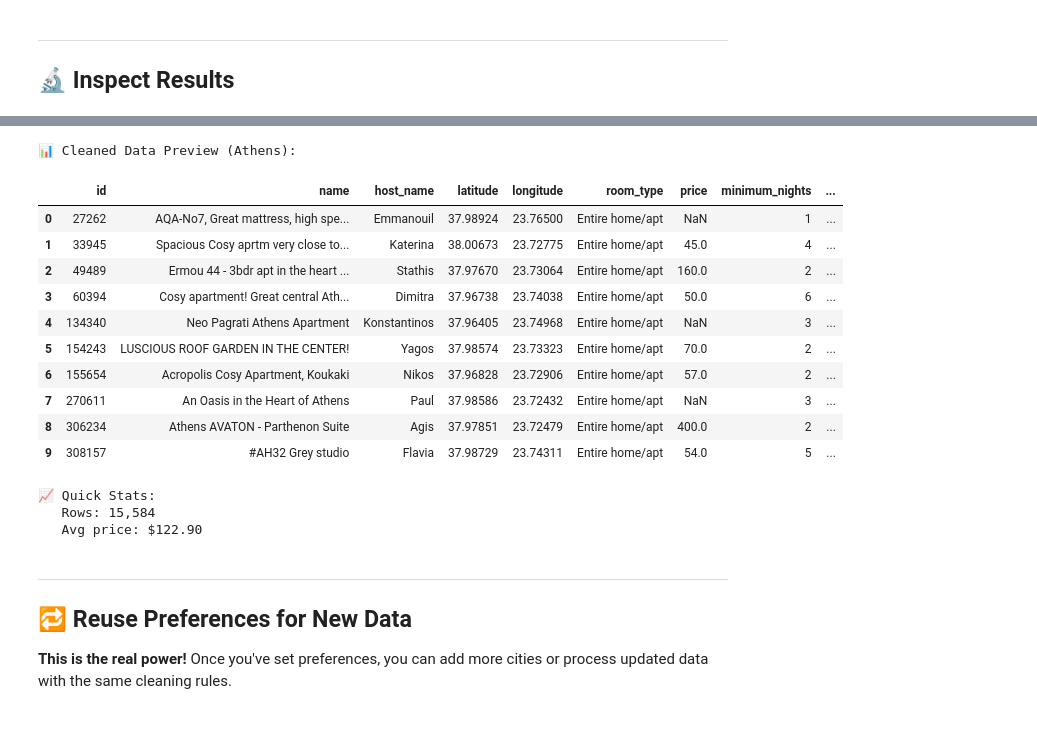
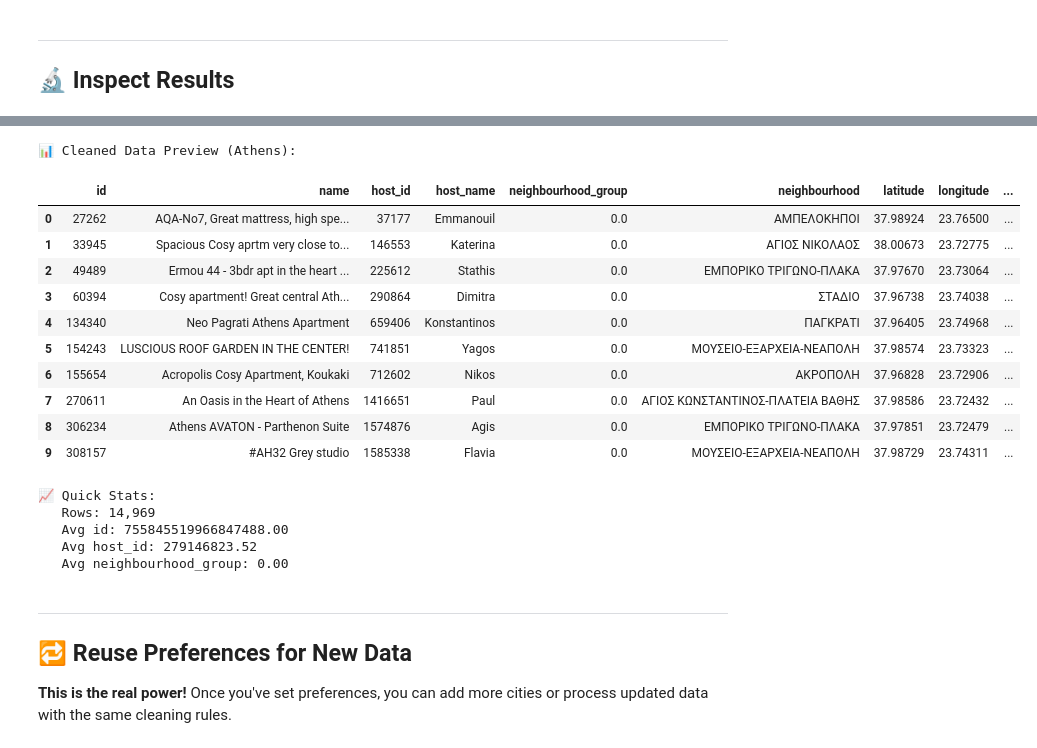
Before and after one commit to graice-datafair-workshop/let-ai-handle-the-mess, a Jupyter notebook: workshop/Workshop_AirbnbAnalysisAgent.ipynb, the cells around one changed output, grey strips where cells are left out. Drawn from its saved outputs; the diff is of its cells as text; code cells hidden in the pictures.

```diff
--- a/workshop/Workshop_AirbnbAnalysisAgent.ipynb
+++ b/workshop/Workshop_AirbnbAnalysisAgent.ipynb
@@ -189,8 +199,9 @@ for city in cities:
    • listings.csv
 # %%
 # 👀 Preview the listings data structure
-sample_df = pd.read_csv(AIRBNB_DATA_PATH / "Barcelona" / "listings.csv", nrows=5)
-print(f"📊 Listings has {len(sample_df.columns)} columns!\n")
+first_entity = [d.name for d in DATASET_CONFIG["data_path"].iterdir() if d.is_dir()][0]
+sample_df = pd.read_csv(DATASET_CONFIG["data_path"] / first_entity / DATASET_CONFIG["file_pattern"], nrows=5)
+print(f"📊 Dataset has {len(sample_df.columns)} columns!\n")
 print("Key columns:")
 
 important_cols = [
@@ -1205,12 +1292,18 @@ Edit the choices below — they'll be applied to **ALL 4 cities**!
 
 my_preferences = {
     "preferences": [
-        {"issue_id": 0, "choice": "Convert to numeric (remove $ and commas)"},  # Price format
-        {"issue_id": 1, "choice": "Fill with median"},        # Missing bedrooms
-        {"issue_id": 2, "choice": "Fill with median"},        # Missing beds
-        {"issue_id": 3, "choice": "Leave empty"},             # Missing ratings
-        {"issue_id": 4, "choice": "Convert to True/False"},   # Superhost flag
-        {"issue_id": 5, "choice": "Keep all values"},         # Outliers
+        {"issue_id": 0, "choice": "Remove outlier rows"},
+        {"issue_id": 1, "choice": "Remove outlier rows"},
+        {"issue_id": 2, "choice": "Fill with 0"},
+        {"issue_id": 3, "choice": "Remove outlier rows"},
+        {"issue_id": 4, "choice": "Remove outlier rows"},
+        {"issue_id": 5, "choice": "Fill with median"},
+        {"issue_id": 6, "choice": "Keep all values"},
+        {"issue_id": 7, "choice": "Keep all values"},
+        {"issue_id": 8, "choice": "Fill with most common value"},
+        {"issue_id": 9, "choice": "Fill with 0"},
+        {"issue_id": 10, "choice": "Keep all values"},
+
     ]
 }
 
@@ -1305,33 +1421,36 @@ Room Type Distribution:
 # %%
-# Preview cleaned data for one city
-if final_result.get("city_datasets"):
-    city = list(final_result["city_datasets"].keys())[0]
-    city_data = final_result["city_datasets"][city]
+# Preview cleaned data for the first entity
+if final_result.get("entity_datasets"):
+    entity = list(final_result["entity_datasets"].keys())[0]
+    entity_data = final_result["entity_datasets"][entity]
 
-    if city_data.get("cleaned_data"):
-        cleaned_df = pd.read_csv(pd.io.common.StringIO(city_data["cleaned_data"]))
-        print(f"📊 Cleaned Data Preview ({city}):")
+    if entity_data.get("cleaned_data"):
+        cleaned_df = pd.read_csv(pd.io.common.StringIO(entity_data["cleaned_data"]))
+        print(f"📊 Cleaned Data Preview ({entity}):")
         display(cleaned_df.head(10))
 
         print(f"\n📈 Quick Stats:")
         print(f"   Rows: {len(cleaned_df):,}")
-        print(f"   Avg price: ${cleaned_df['price'].mean():.2f}")
+        for col in cleaned_df.select_dtypes(include="number").columns[:3]:
+            print(f"   Avg {col}: {cleaned_df[col].mean():.2f}")
 # %% [output]
 📊 Cleaned Data Preview (Athens):
-|  | id | name | host_name | latitude | longitude | room_type | price | minimum_nights | ... |
-| 0 | 27262 | AQA-No7, Great mattress, high spe... | Emmanouil | 37.98924 | 23.76500 | Entire home/apt | NaN | 1 | ... |
-| 1 | 33945 | Spacious Cosy aprtm very close to... | Katerina | 38.00673 | 23.72775 | Entire home/apt | 45.0 | 4 | ... |
-| 2 | 49489 | Ermou 44 - 3bdr apt in the heart ... | Stathis | 37.97670 | 23.73064 | Entire home/apt | 160.0 | 2 | ... |
-| 3 | 60394 | Cosy apartment! Great central Ath... | Dimitra | 37.96738 | 23.74038 | Entire home/apt | 50.0 | 6 | ... |
-| 4 | 134340 | Neo Pagrati Athens Apartment | Konstantinos | 37.96405 | 23.74968 | Entire home/apt | NaN | 3 | ... |
-| 5 | 154243 | LUSCIOUS ROOF GARDEN IN THE CENTER! | Yagos | 37.98574 | 23.73323 | Entire home/apt | 70.0 | 2 | ... |
-| 6 | 155654 | Acropolis Cosy Apartment, Koukaki | Nikos | 37.96828 | 23.72906 | Entire home/apt | 57.0 | 2 | ... |
-| 7 | 270611 | An Oasis in the Heart of Athens | Paul | 37.98586 | 23.72432 | Entire home/apt | NaN | 3 | ... |
-| 8 | 306234 | Athens AVATON - Parthenon Suite | Agis | 37.97851 | 23.72479 | Entire home/apt | 400.0 | 2 | ... |
-| 9 | 308157 | #AH32 Grey studio | Flavia | 37.98729 | 23.74311 | Entire home/apt | 54.0 | 5 | ... |
+|  | id | name | host_id | host_name | neighbourhood_group | neighbourhood | latitude | longitude | ... |
+| 0 | 27262 | AQA-No7, Great mattress, high spe... | 37177 | Emmanouil | 0.0 | ΑΜΠΕΛΟΚΗΠΟΙ | 37.98924 | 23.76500 | ... |
+| 1 | 33945 | Spacious Cosy aprtm very close to... | 146553 | Katerina | 0.0 | ΑΓΙΟΣ ΝΙΚΟΛΑΟΣ | 38.00673 | 23.72775 | ... |
+| 2 | 49489 | Ermou 44 - 3bdr apt in the heart ... | 225612 | Stathis | 0.0 | ΕΜΠΟΡΙΚΟ ΤΡΙΓΩΝΟ-ΠΛΑΚΑ | 37.97670 | 23.73064 | ... |
+| 3 | 60394 | Cosy apartment! Great central Ath... | 290864 | Dimitra | 0.0 | ΣΤΑΔΙΟ | 37.96738 | 23.74038 | ... |
+| 4 | 134340 | Neo Pagrati Athens Apartment | 659406 | Konstantinos | 0.0 | ΠΑΓΚΡΑΤΙ | 37.96405 | 23.74968 | ... |
+| 5 | 154243 | LUSCIOUS ROOF GARDEN IN THE CENTER! | 741851 | Yagos | 0.0 | ΜΟΥΣΕΙΟ-ΕΞΑΡΧΕΙΑ-ΝΕΑΠΟΛΗ | 37.98574 | 23.73323 | ... |
+| 6 | 155654 | Acropolis Cosy Apartment, Koukaki | 712602 | Nikos | 0.0 | ΑΚΡΟΠΟΛΗ | 37.96828 | 23.72906 | ... |
+| 7 | 270611 | An Oasis in the Heart of Athens | 1416651 | Paul | 0.0 | ΑΓΙΟΣ ΚΩΝΣΤΑΝΤΙΝΟΣ-ΠΛΑΤΕΙΑ ΒΑΘΗΣ | 37.98586 | 23.72432 | ... |
+| 8 | 306234 | Athens AVATON - Parthenon Suite | 1574876 | Agis | 0.0 | ΕΜΠΟΡΙΚΟ ΤΡΙΓΩΝΟ-ΠΛΑΚΑ | 37.97851 | 23.72479 | ... |
+| 9 | 308157 | #AH32 Grey studio | 1585338 | Flavia | 0.0 | ΜΟΥΣΕΙΟ-ΕΞΑΡΧΕΙΑ-ΝΕΑΠΟΛΗ | 37.98729 | 23.74311 | ... |
 📈 Quick Stats:
-   Rows: 15,584
-   Avg price: $122.90
+   Rows: 14,969
+   Avg id: 755845519966847488.00
+   Avg host_id: 279146823.52
+   Avg neighbourhood_group: 0.00
 # %% [markdown]
 ---
 ## 🔁 Reuse Preferences for New Data
```
Also changed, not shown: parts of 26 cells of this notebook, 3 other files.
